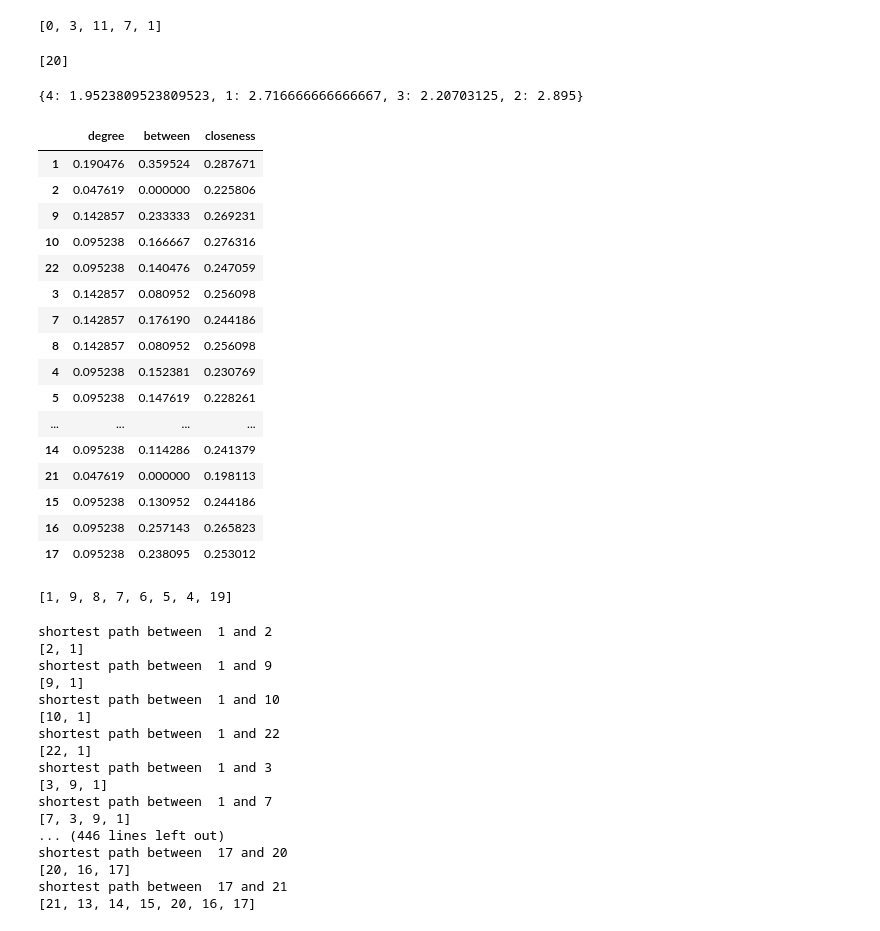
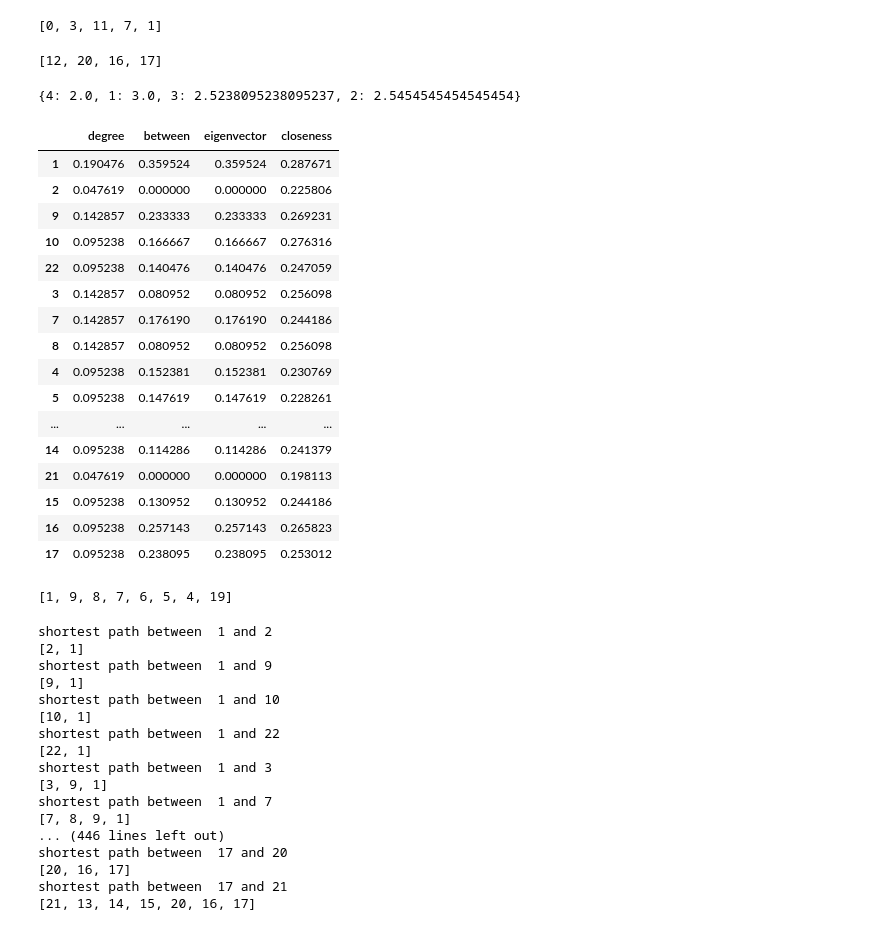
Before and after one commit to KurtHeld23/Ruhr_amjaad, a Jupyter notebook: ruhr_shipping.ipynb, the cells around one changed output. Drawn from its saved outputs; the diff is of its cells as text; code cells hidden in the pictures.

```diff
--- a/ruhr_shipping.ipynb
+++ b/ruhr_shipping.ipynb
@@ -57,5 +61,5 @@ print (dfedges)
 # %%
-G = nx.from_pandas_edgelist(dfedges, 'Source','Target',['Distance', 'Time','Price'],create_using=nx.Graph)
+G = nx.from_pandas_edgelist(dfedges, 'source','target',['distance', 'time','price'],create_using=nx.Graph)
 # %%
 print(dfnodes)
 # %% [output]
@@ -122,41 +185,43 @@ nx.degree_histogram(G)
 # %%
 list(nx.center(G,weight='Distance')) # centers of the graph
 # %% [output]
-[20]
+[12, 20, 16, 17]
 # %%
 nx.average_degree_connectivity(G, weight="Distance")
 # %% [output]
-{4: 1.9523809523809523, 1: 2.716666666666667, 3: 2.20703125, 2: 2.895}
+{4: 2.0, 1: 3.0, 3: 2.5238095238095237, 2: 2.5454545454545454}
 # %%
 degree_centrality=nx.degree_centrality(G)
 df=pd.DataFrame.from_dict(degree_centrality, orient='index')
 df.rename(columns={0:'degree'}, inplace=True)
 
 
 betweenness_centrality=nx.betweenness_centrality(G)
 df['between']=betweenness_centrality
 
+eigenvector_centrality=nx.eigenvector_centrality(G)
+df['eigenvector']=betweenness_centrality
 
 closeness_centrality=nx.closeness_centrality(G)
 df['closeness']=closeness_centrality
 df.to_csv('centrality')
 df
 # %% [output]
-|  | degree | between | closeness |
-| 1 | 0.190476 | 0.359524 | 0.287671 |
-| 2 | 0.047619 | 0.000000 | 0.225806 |
-| 9 | 0.142857 | 0.233333 | 0.269231 |
-| 10 | 0.095238 | 0.166667 | 0.276316 |
-| 22 | 0.095238 | 0.140476 | 0.247059 |
-| 3 | 0.142857 | 0.080952 | 0.256098 |
-| 7 | 0.142857 | 0.176190 | 0.244186 |
-| 8 | 0.142857 | 0.080952 | 0.256098 |
-| 4 | 0.095238 | 0.152381 | 0.230769 |
-| 5 | 0.095238 | 0.147619 | 0.228261 |
-| ... | ... | ... | ... |
-| 14 | 0.095238 | 0.114286 | 0.241379 |
-| 21 | 0.047619 | 0.000000 | 0.198113 |
-| 15 | 0.095238 | 0.130952 | 0.244186 |
-| 16 | 0.095238 | 0.257143 | 0.265823 |
-| 17 | 0.095238 | 0.238095 | 0.253012 |
+|  | degree | between | eigenvector | closeness |
+| 1 | 0.190476 | 0.359524 | 0.359524 | 0.287671 |
+| 2 | 0.047619 | 0.000000 | 0.000000 | 0.225806 |
+| 9 | 0.142857 | 0.233333 | 0.233333 | 0.269231 |
+| 10 | 0.095238 | 0.166667 | 0.166667 | 0.276316 |
+| 22 | 0.095238 | 0.140476 | 0.140476 | 0.247059 |
+| 3 | 0.142857 | 0.080952 | 0.080952 | 0.256098 |
+| 7 | 0.142857 | 0.176190 | 0.176190 | 0.244186 |
+| 8 | 0.142857 | 0.080952 | 0.080952 | 0.256098 |
+| 4 | 0.095238 | 0.152381 | 0.152381 | 0.230769 |
+| 5 | 0.095238 | 0.147619 | 0.147619 | 0.228261 |
+| ... | ... | ... | ... | ... |
+| 14 | 0.095238 | 0.114286 | 0.114286 | 0.241379 |
+| 21 | 0.047619 | 0.000000 | 0.000000 | 0.198113 |
+| 15 | 0.095238 | 0.130952 | 0.130952 | 0.244186 |
+| 16 | 0.095238 | 0.257143 | 0.257143 | 0.265823 |
+| 17 | 0.095238 | 0.238095 | 0.238095 | 0.253012 |
 # %%
@@ -169,7 +234,7 @@ for v in G.nodes:
     for u in G.nodes:
         if u<=v: continue
         print('shortest path between ', v ,'and' , u)
-        path=nx.shortest_path(G, u,v, weight='Distance')
+        path=nx.shortest_path(G, u,v, weight='distance')
         print(path)
 # %% [output]
 shortest path between  1 and 2
@@ -183,7 +248,7 @@ shortest path between  1 and 22
 shortest path between  1 and 3
 [3, 9, 1]
 shortest path between  1 and 7
-[7, 3, 9, 1]
+[7, 8, 9, 1]
 ... (446 lines left out)
 shortest path between  17 and 20
 [20, 16, 17]
```
Also changed, not shown: parts of 11 cells of this notebook.
